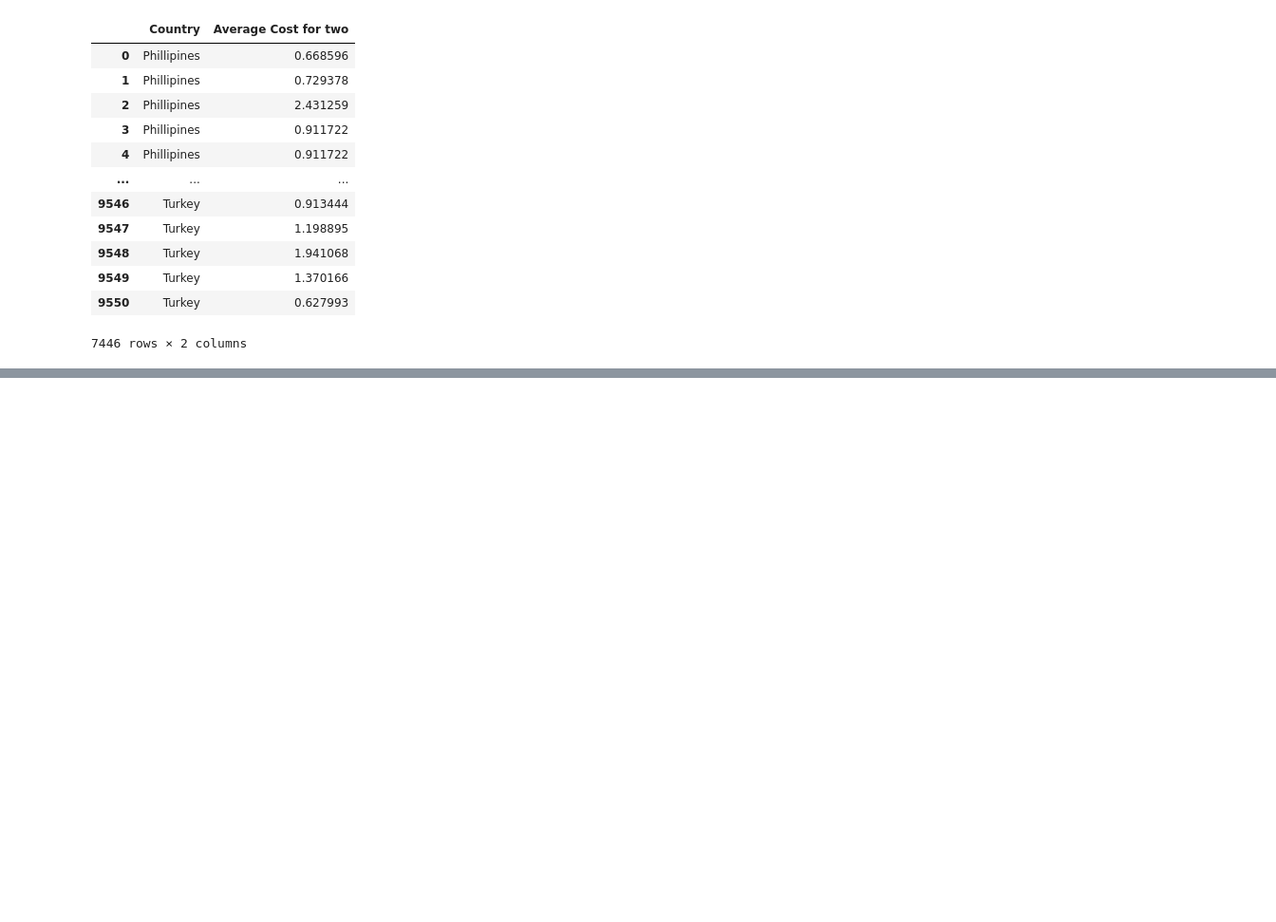
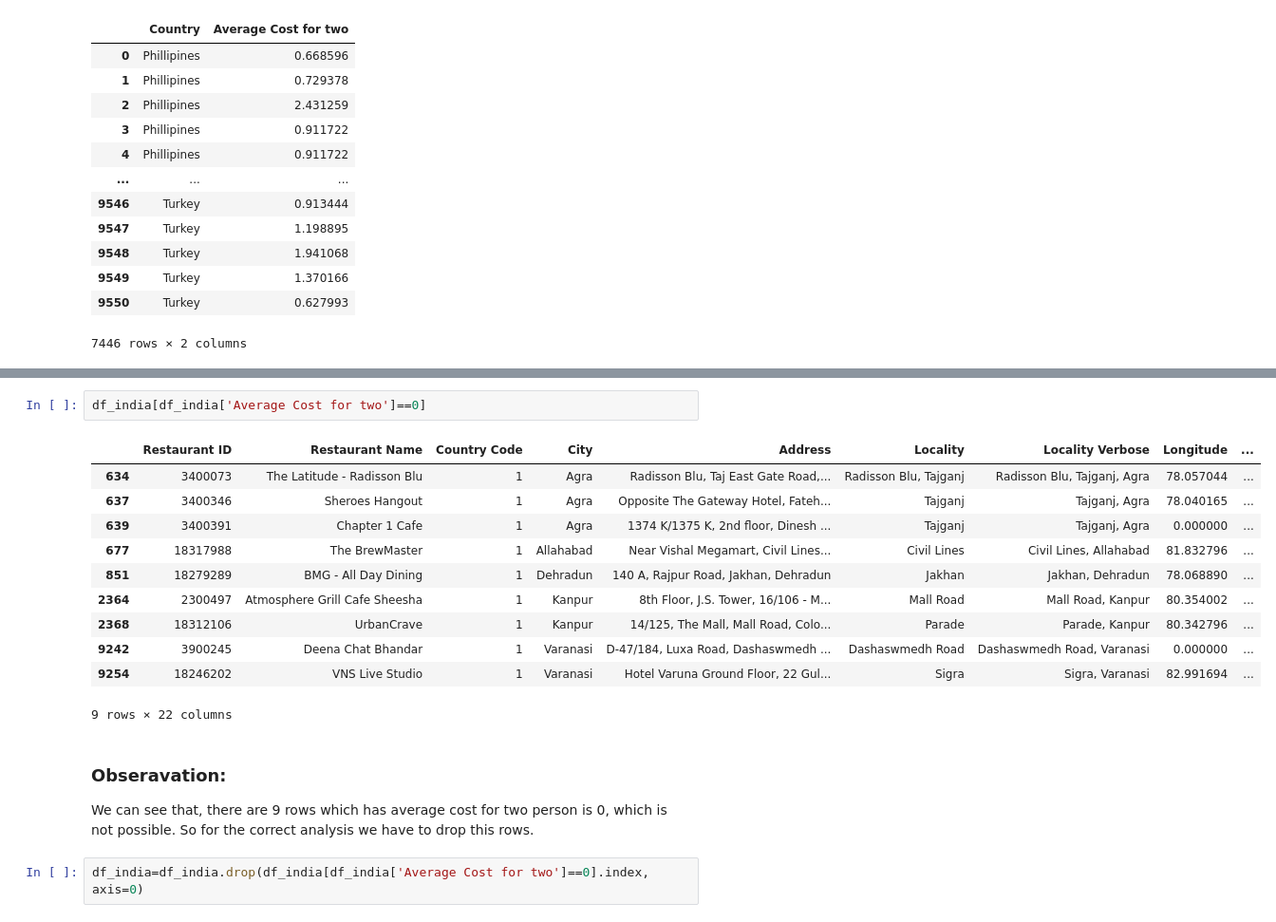
Before and after one commit to Dhruvgohil07/Zomato_Data_Analysis, a Jupyter notebook: Data_cleaning.ipynb, the cells around one changed output, grey strips where cells are left out. Shown at 95% size. Saved outputs shown, nothing was run; the diff lists cells and outputs as text; blank space fills up the shorter version.

```diff
--- a/Data_cleaning.ipynb
+++ b/Data_cleaning.ipynb
@@ -117,0 +219,19 @@ df[['Country', 'Average Cost for two']]
+# %%
+df_india[df_india['Average Cost for two']==0]
+# %% [output]
+|  | Restaurant ID | Restaurant Name | Country Code | City | Address | Locality | Locality Verbose | Longitude | ... |
+| 634 | 3400073 | The Latitude - Radisson Blu | 1 | Agra | Radisson Blu, Taj East Gate Road,... | Radisson Blu, Tajganj | Radisson Blu, Tajganj, Agra | 78.057044 | ... |
+| 637 | 3400346 | Sheroes Hangout | 1 | Agra | Opposite The Gateway Hotel, Fateh... | Tajganj | Tajganj, Agra | 78.040165 | ... |
+| 639 | 3400391 | Chapter 1 Cafe | 1 | Agra | 1374 K/1375 K, 2nd floor, Dinesh ... | Tajganj | Tajganj, Agra | 0.000000 | ... |
+| 677 | 18317988 | The BrewMaster | 1 | Allahabad | Near Vishal Megamart, Civil Lines... | Civil Lines | Civil Lines, Allahabad | 81.832796 | ... |
+| 851 | 18279289 | BMG - All Day Dining | 1 | Dehradun | 140 A, Rajpur Road, Jakhan, Dehradun | Jakhan | Jakhan, Dehradun | 78.068890 | ... |
+| 2364 | 2300497 | Atmosphere Grill Cafe Sheesha | 1 | Kanpur | 8th Floor, J.S. Tower, 16/106 - M... | Mall Road | Mall Road, Kanpur | 80.354002 | ... |
+| 2368 | 18312106 | UrbanCrave | 1 | Kanpur | 14/125, The Mall, Mall Road, Colo... | Parade | Parade, Kanpur | 80.342796 | ... |
+| 9242 | 3900245 | Deena Chat Bhandar | 1 | Varanasi | D-47/184, Luxa Road, Dashaswmedh ... | Dashaswmedh Road | Dashaswmedh Road, Varanasi | 0.000000 | ... |
+| 9254 | 18246202 | VNS Live Studio | 1 | Varanasi | Hotel Varuna Ground Floor, 22 Gul... | Sigra | Sigra, Varanasi | 82.991694 | ... |
+9 rows × 22 columns
+# %% [markdown]
+### Obseravation:
+We can see that, there are 9 rows which has average cost for two person is 0, which is not possible. So for the correct analysis we have to drop this rows.
+# %%
+df_india=df_india.drop(df_india[df_india['Average Cost for two']==0].index, axis=0)
```
Also changed, not shown: parts of 12 cells of this notebook, 1 other file.
